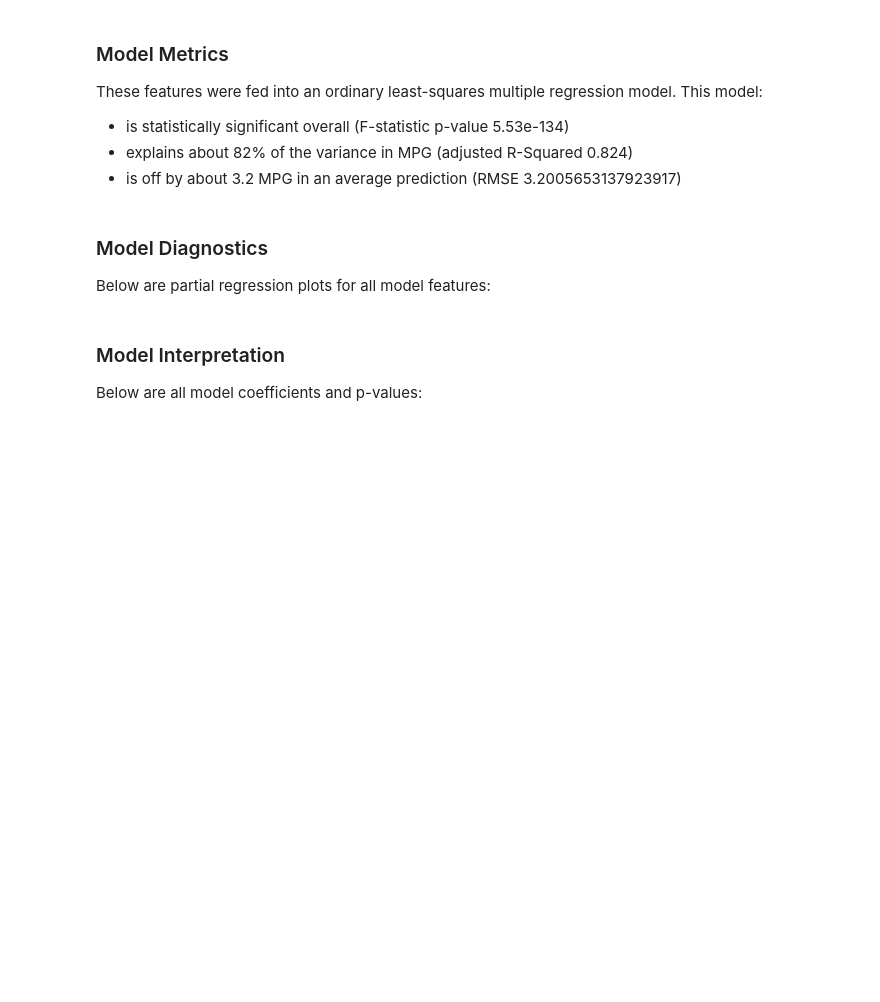
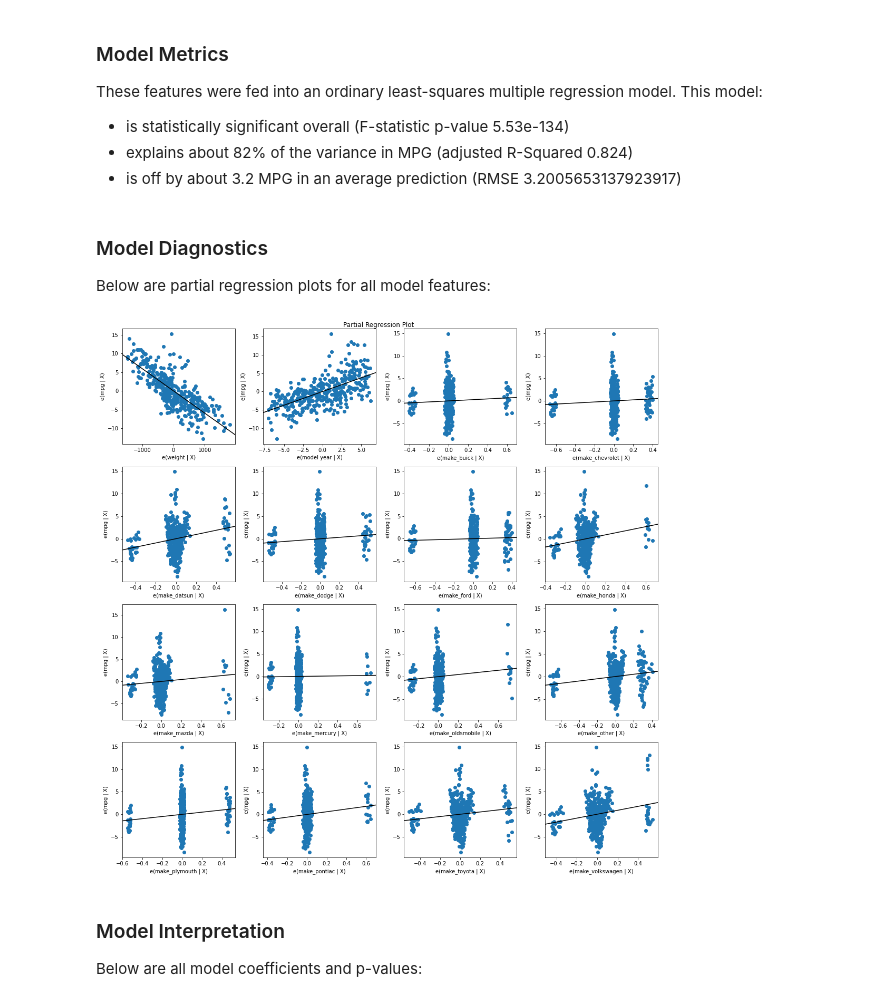
Before and after one commit to learn-co-curriculum/dsc-interpreting-multiple-regression-coefficients, a Jupyter notebook: index.ipynb, the cells around one changed output. Cells and saved outputs as stored; diff of their text form; code cells hidden in the pictures; blank space fills up the shorter version.

```diff
--- a/index.ipynb
+++ b/index.ipynb
@@ -603,6 +605,17 @@ These features were fed into an ordinary least-squares multiple regression model
 ### Model Diagnostics
 
 Below are partial regression plots for all model features:
+# %%
+fig = plt.figure(figsize=(15,15))
+sm.graphics.plot_partregress_grid(
+    results,
+    exog_idx=list(X.columns),
+    grid=(4,4),
+    fig=fig)
+plt.tight_layout()
+plt.show()
+# %% [output]
+[figure, added]
 # %% [markdown]
 ### Model Interpretation
 
```
Also changed, not shown: parts of 2 cells of this notebook, 3 other files.
